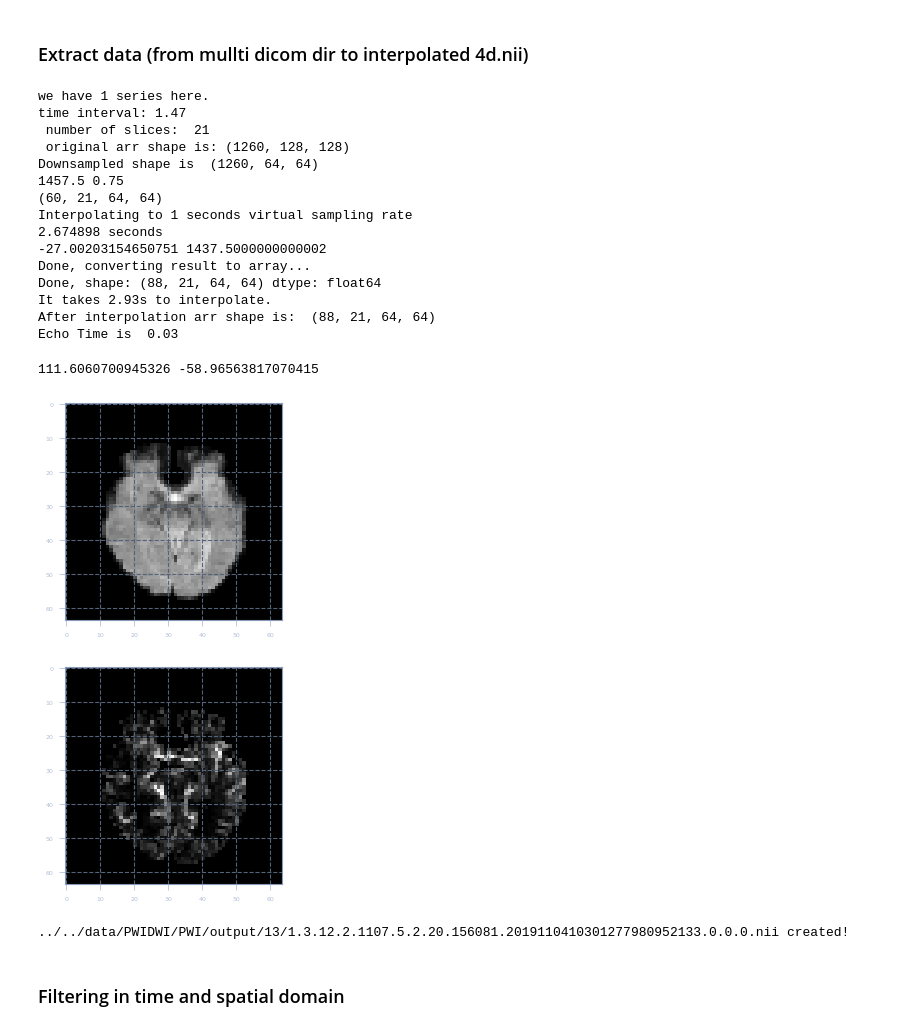
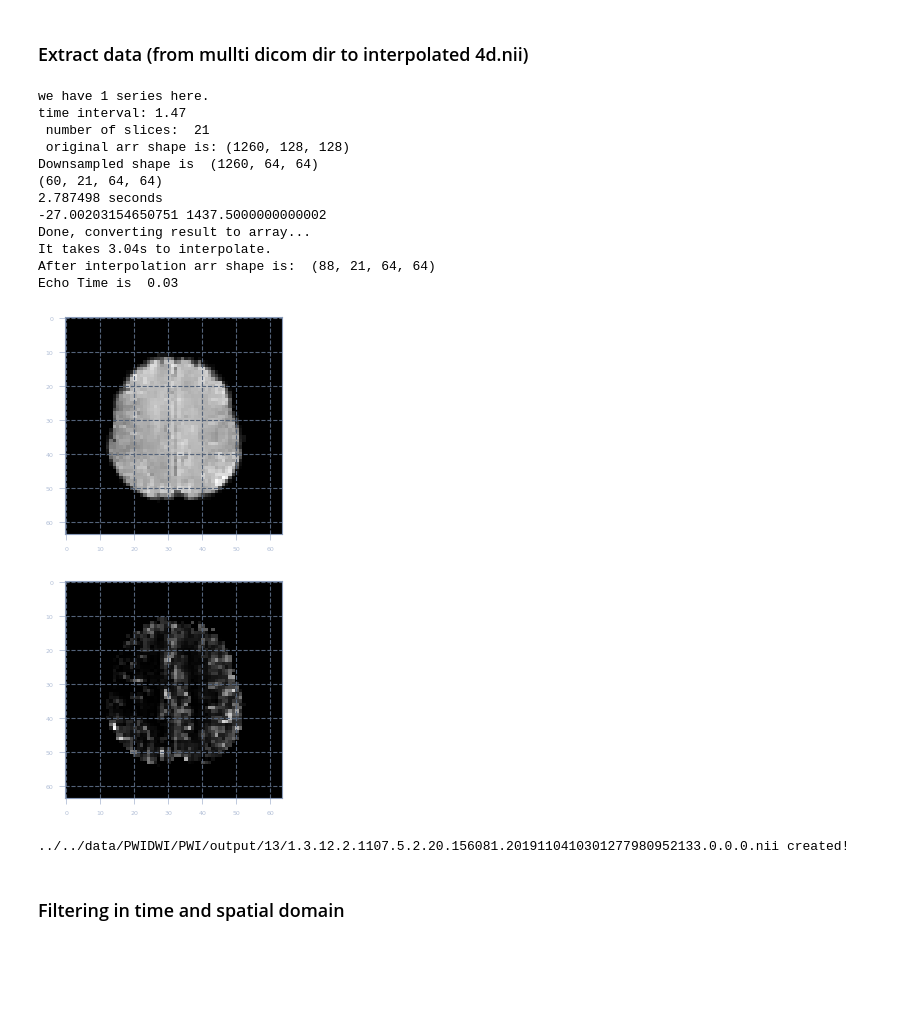
Before and after one commit to Yupeii/PWI, a Jupyter notebook: pwi.ipynb, the cells around one changed output. Drawn from its saved outputs; the diff is of its cells as text; code cells hidden in the pictures; blank space fills up the shorter version.

```diff
--- a/pwi.ipynb
+++ b/pwi.ipynb
@@ -33,10 +30,17 @@ PRE = 5
 POST = 60
 loth = 0   #low threshold
 hith = 250 # high threshold
-rho = 1.04 # average brain tissue density mL/g
+rho = 1.04 # average brain tissue density, unit: mL/g
 
 # filtering params
-sigma = 0.5
+sigma_t = 1
+sigma_s = 0.1
+
+# choose sample slice to plot
+slice_i = 15
+scan_i = 30
+
+tith = 6 # Tmax threshold for penumbra
 # %% [markdown]
 ### Extract data (from mullti dicom dir to interpolated 4d.nii)
 # %%
@@ -44,7 +48,6 @@ sigma = 0.5
 
 all_start = time.time()
 
-# data_path = 'E:/drbrain/StrokeAI/data/PWI/new'
 data_path = '../../data/PWIDWI/PWI/new'
 out_dir = '../../data/PWIDWI/PWI/output'
 mask_dir = '../../data/PWIDWI/PWI/mask'
@@ -65,8 +68,6 @@ for study in study_dir_list:
         arr = block_reduce(arr, block_size=dsample_factor, func=np.mean)
         print('Downsampled shape is ', arr.shape)
 
-        print(np.max(arr), np.min(arr))
-
         # Define bone mask for skull stripping
         mask_dir = os.path.join(mask_dir, study)
         if not os.path.exists(mask_dir):
@@ -85,9 +86,8 @@ for study in study_dir_list:
         print('After interpolation arr shape is: ', arr_interp.shape)
         mask= np.array([mask]*arr_interp.shape[0])
 
-
         # MR value convert
-        base = np.zeros((1, arr_interp.shape[1], arr_interp.shape[2], arr_interp.shape[3]))
+        base = np.zeros((arr_interp.shape[1], arr_interp.shape[2], arr_interp.shape[3]))
         base = np.mean(arr_interp[0:PRE,:,:,:],axis=0)
         TE = float(tags[3]) * 1e-3# eg. unit ms (需读取tag)  #'0018,0081' Echo Time
         print('Echo Time is ',TE)
@@ -95,57 +95,51 @@ for study in study_dir_list:
         for t in range(arr_interp.shape[0]):
             St = arr_interp[t, :, :, :]
 #             temp=div0(St, base)
-            temp = np.true_divide(St, base+1e-20)
+            temp = np.true_divide(St, base+1e-20)     # 填离职表格
             St = -(1/TE)*np.log(temp)
             arr_interp[t, :, :, :] = St
         arr_interp[arr_interp == np.inf] = 0
         arr_interp=np.nan_to_num(arr_interp)
 
-        print(np.max(arr_interp), np.min(arr_interp))
-
-        # plot one slice
+        # Check results with one sample slice
         plt.figure()
-        plt.imshow(base[8,:,:], cmap='gray')
+        plt.imshow(base[slice_i,:,:], cmap='gray')
         plt.show()
 
         plt.figure()
-        arr_clip = np.clip(arr_interp, loth, math.inf)
-        plt.imshow(arr_clip[30,8,:,:], cmap='gray')
+        arr_clip = np.clip(arr_interp, loth, math.inf) # optinal
+        plt.imshow(arr_clip[scan_i,slice_i,:,:], cmap='gray')
         plt.show()
 
         # Output
         img_interp = sitk.GetImageFromArray(arr_interp)
         img_interp.SetOrigin(tags[0])
         img_interp.SetSpacing(tags[1])
         img_interp.SetDirection(tags[2])
 
         output_dir = os.path.join(out_dir, study)
         if not os.path.exists(output_dir):
             os.mkdir(output_dir)
 
         sitk.WriteImage(img_interp, os.path.join(output_dir,series_id+'.nii'))
         print('{} created! \n'.format(os.path.join(output_dir, series_id+'.nii')))
         del arr, arr_interp
 # %% [output]
 we have 1 series here.
 time interval: 1.47
  number of slices:  21
  original arr shape is: (1260, 128, 128)
 Downsampled shape is  (1260, 64, 64)
-1457.5 0.75
 (60, 21, 64, 64)
-Interpolating to 1 seconds virtual sampling rate
-2.674898 seconds
+2.787498 seconds
 -27.00203154650751 1437.5000000000002
 Done, converting result to array...
-Done, shape: (88, 21, 64, 64) dtype: float64
-It takes 2.93s to interpolate.
+It takes 3.04s to interpolate.
 After interpolation arr shape is:  (88, 21, 64, 64)
 Echo Time is  0.03
-111.6060700945326 -58.96563817070415
-[figure, old version]
+[figure, new version]
-[figure, old version]
+[figure, new version]
-../../data/PWIDWI/PWI/output/13/1.3.12.2.1107.5.2.20.156081.2019110410301277980952133.0.0.0.nii created!
+../../data/PWIDWI/PWI/output/13/1.3.12.2.1107.5.2.20.156081.2019110410301277980952133.0.0.0.nii created!
 # %% [markdown]
 ### Filtering in time and spatial domain
 # %%
```
Also changed, not shown: parts of 8 cells of this notebook, 1 other file.
